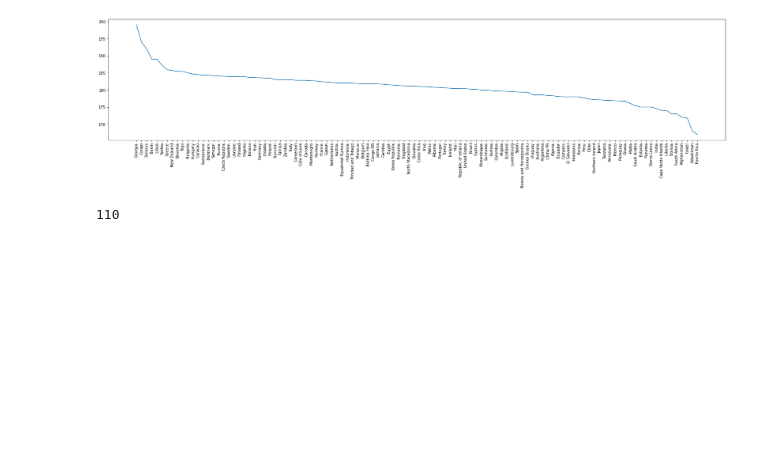
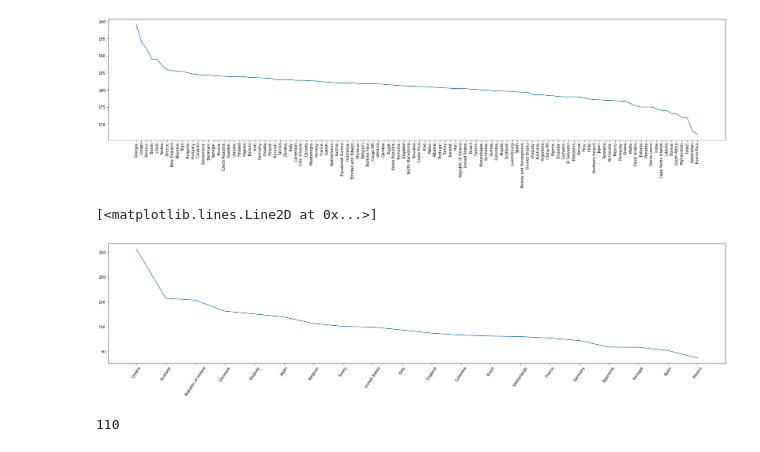
Before and after one commit to yashmehra028/so-fifa, a Jupyter notebook: so_fifa.ipynb, the cells around one changed output. Drawn from its saved outputs; the diff is of its cells as text; code cells hidden in the pictures; blank space fills up the shorter version.

```diff
--- a/so_fifa.ipynb
+++ b/so_fifa.ipynb
@@ -242,6 +289,25 @@ plt.plot(temp_countries,height)
 # %% [output]
 [<matplotlib.lines.Line2D at 0x...>]
 [figure]
+# %%
+top_countries = countries[0:20]
+
+av_wage = []
+for country, df1 in nations_group:
+    if country in top_countries:
+        av_wage.append((country,df1['Wage'].sum()/len(df1['Wage'])))
+
+av_wage.sort(key=lambda x:x[1],reverse=True)
+
+wage = [i[1] for i in av_wage]
+temp_countries = [i[0] for i in av_wage]
+
+plt.figure(figsize=(30,6))
+plt.xticks(rotation = 56)
+plt.plot(temp_countries,wage)
+# %% [output]
+[<matplotlib.lines.Line2D at 0x...>]
+[figure, added]
 # %%
 len(countries)
 # %% [output]
```
Also changed, not shown: parts of 22 cells of this notebook.
